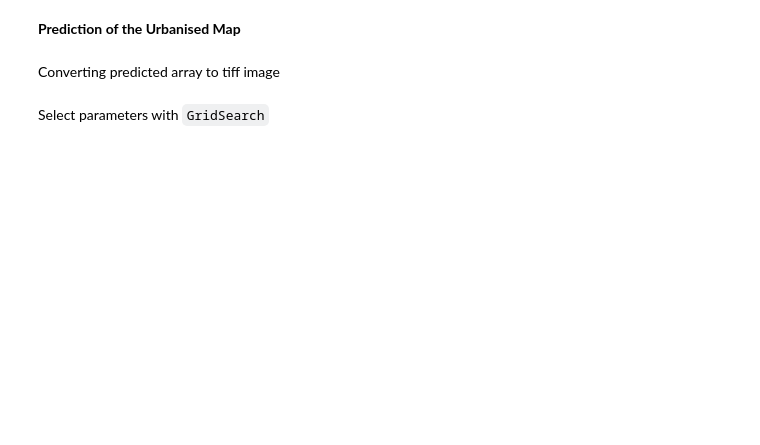
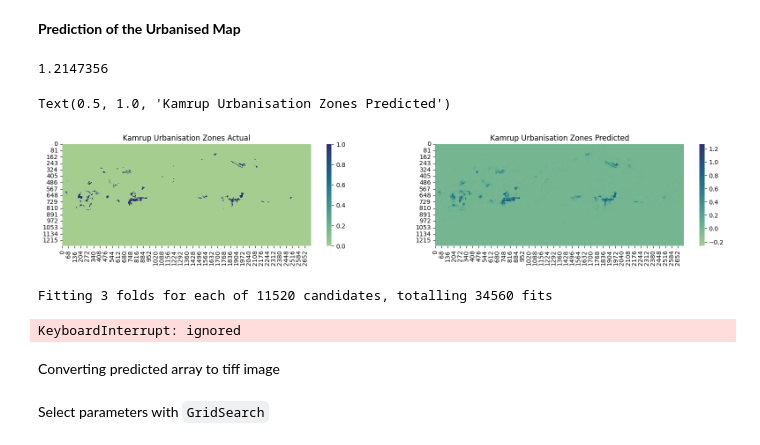
Before and after one commit to DexterfreaK/XGboostUrban, a Jupyter notebook: XGBoost_using_dataframe.ipynb, the cells around one changed output. Cells and saved outputs as stored; diff of their text form; code cells hidden in the pictures; blank space fills up the shorter version.

```diff
--- a/XGBoost_using_dataframe.ipynb
+++ b/XGBoost_using_dataframe.ipynb
@@ -180,12 +172,12 @@ Y = df['Y']
 X_train, X_test, y_train, y_test = train_test_split(X, Y, random_state=0, train_size = .80)
 # %%
 params = {
-            'objective':'binary:logistic',
             'max_depth': 6,
             'learning_rate': .3,
+            'eval_metric':'rmsle',
+            'tree_method':'gpu_hist',
         }
-
-xgb_model=XGBClassifier(**params)
+xgb_model=XGBRegressor(**params)
 model=xgb_model.fit(X_train,y_train)
 # %% [markdown]
 Import some metrics and checking models' score
@@ -195,2 +190,8 @@ plot_importance(xgb_model)
 # %% [markdown]
 **Prediction of the Urbanised Map**
+# %%
+y_pred = model.predict(X_test)
+# y_pred = np.reshape(y_pred,(l,w)).astype(np.float32)
+np.max(y_pred)
+# %% [output]
+1.2147356
@@ -199,0 +213,7 @@ y_pred = model.predict(X_test)
+# %%
+fig, axes = plt.subplots(1, 2, figsize=(20, 3))
+sns.heatmap(ax=axes[0], data=y_test, cmap="crest").set_title('Kamrup Urbanisation Zones Actual')
+sns.heatmap(ax=axes[1], data=y_pred, cmap="crest").set_title('Kamrup Urbanisation Zones Predicted')
+# %% [output]
+Text(0.5, 1.0, 'Kamrup Urbanisation Zones Predicted')
+[figure, added]
@@ -200 +235,6 @@ y_pred = model.predict(X_test)
+# %%
+grid.fit(X_train, y_train)
+# %% [output]
+Fitting 3 folds for each of 11520 candidates, totalling 34560 fits
+KeyboardInterrupt: ignored
 # %%
```
Also changed, not shown: parts of 14 cells of this notebook.
